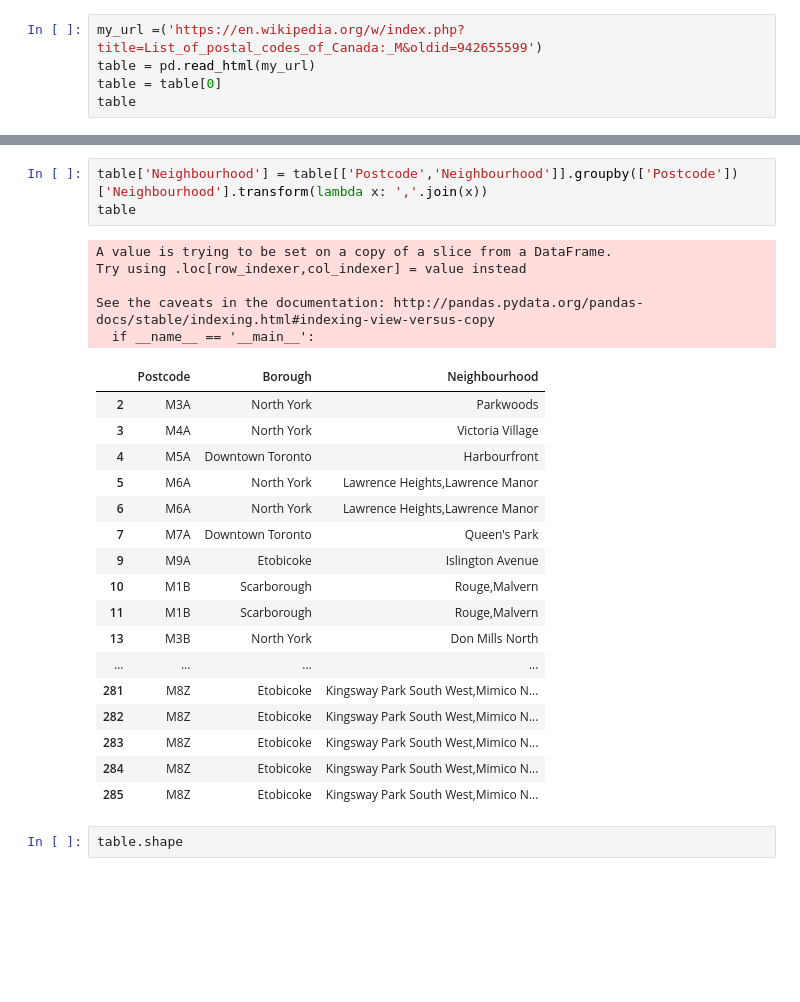
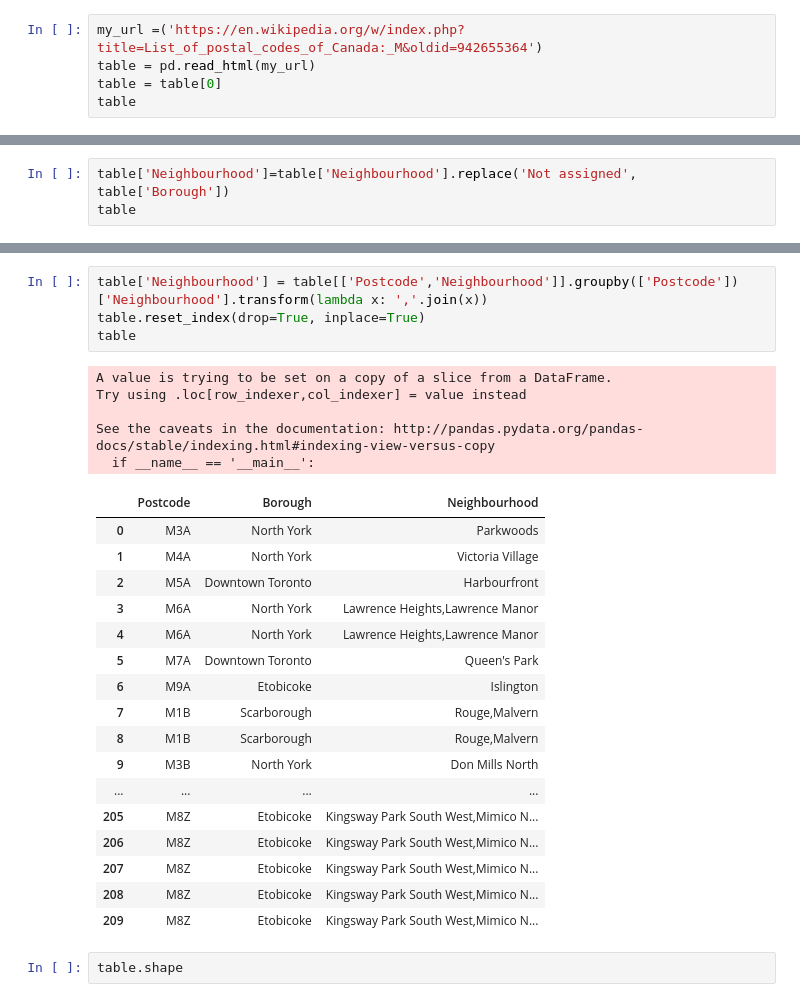
Before and after one commit to nerminbb/narmy-s-repo, a Jupyter notebook: clustering.ipynb, the cells around one changed output, grey strips where cells are left out. Drawn from its saved outputs; the diff is of its cells as text; blank space fills up the shorter version.

```diff
--- a/clustering.ipynb
+++ b/clustering.ipynb
@@ -57,6 +51,6 @@ Successfully installed branca-0.4.0 folium-0.7.0
 Libraries imported.
 # %%
-my_url =('https://en.wikipedia.org/w/index.php?title=List_of_postal_codes_of_Canada:_M&oldid=942655599')
+my_url =('https://en.wikipedia.org/w/index.php?title=List_of_postal_codes_of_Canada:_M&oldid=942655364')
 table = pd.read_html(my_url)
 table = table[0]
 table
@@ -99,3 +93,6 @@ table
 | 283 | M8Z | Etobicoke | The Queensway West |
 | 284 | M8Z | Etobicoke | Royal York South West |
 | 285 | M8Z | Etobicoke | South of Bloor |
+# %%
+table['Neighbourhood']=table['Neighbourhood'].replace('Not assigned', table['Borough'])
+table
@@ -102,29 +122,30 @@ table
 # %%
 table['Neighbourhood'] = table[['Postcode','Neighbourhood']].groupby(['Postcode'])['Neighbourhood'].transform(lambda x: ','.join(x))
+table.reset_index(drop=True, inplace=True)
 table
 # %% [output]
 A value is trying to be set on a copy of a slice from a DataFrame.
 Try using .loc[row_indexer,col_indexer] = value instead
 
 See the caveats in the documentation: http://pandas.pydata.org/pandas-docs/stable/indexing.html#indexing-view-versus-copy
   if __name__ == '__main__':
 |  | Postcode | Borough | Neighbourhood |
-| 2 | M3A | North York | Parkwoods |
-| 3 | M4A | North York | Victoria Village |
-| 4 | M5A | Downtown Toronto | Harbourfront |
-| 5 | M6A | North York | Lawrence Heights,Lawrence Manor |
-| 6 | M6A | North York | Lawrence Heights,Lawrence Manor |
-| 7 | M7A | Downtown Toronto | Queen's Park |
-| 9 | M9A | Etobicoke | Islington Avenue |
-| 10 | M1B | Scarborough | Rouge,Malvern |
-| 11 | M1B | Scarborough | Rouge,Malvern |
-| 13 | M3B | North York | Don Mills North |
+| 0 | M3A | North York | Parkwoods |
+| 1 | M4A | North York | Victoria Village |
+| 2 | M5A | Downtown Toronto | Harbourfront |
+| 3 | M6A | North York | Lawrence Heights,Lawrence Manor |
+| 4 | M6A | North York | Lawrence Heights,Lawrence Manor |
+| 5 | M7A | Downtown Toronto | Queen's Park |
+| 6 | M9A | Etobicoke | Islington |
+| 7 | M1B | Scarborough | Rouge,Malvern |
+| 8 | M1B | Scarborough | Rouge,Malvern |
+| 9 | M3B | North York | Don Mills North |
 | ... | ... | ... | ... |
-| 281 | M8Z | Etobicoke | Kingsway Park South West,Mimico N... |
-| 282 | M8Z | Etobicoke | Kingsway Park South West,Mimico N... |
-| 283 | M8Z | Etobicoke | Kingsway Park South West,Mimico N... |
-| 284 | M8Z | Etobicoke | Kingsway Park South West,Mimico N... |
-| 285 | M8Z | Etobicoke | Kingsway Park South West,Mimico N... |
+| 205 | M8Z | Etobicoke | Kingsway Park South West,Mimico N... |
+| 206 | M8Z | Etobicoke | Kingsway Park South West,Mimico N... |
+| 207 | M8Z | Etobicoke | Kingsway Park South West,Mimico N... |
+| 208 | M8Z | Etobicoke | Kingsway Park South West,Mimico N... |
+| 209 | M8Z | Etobicoke | Kingsway Park South West,Mimico N... |
 # %%
 table.shape
 # %% [output]
```
Also changed, not shown: parts of 8 cells of this notebook.
